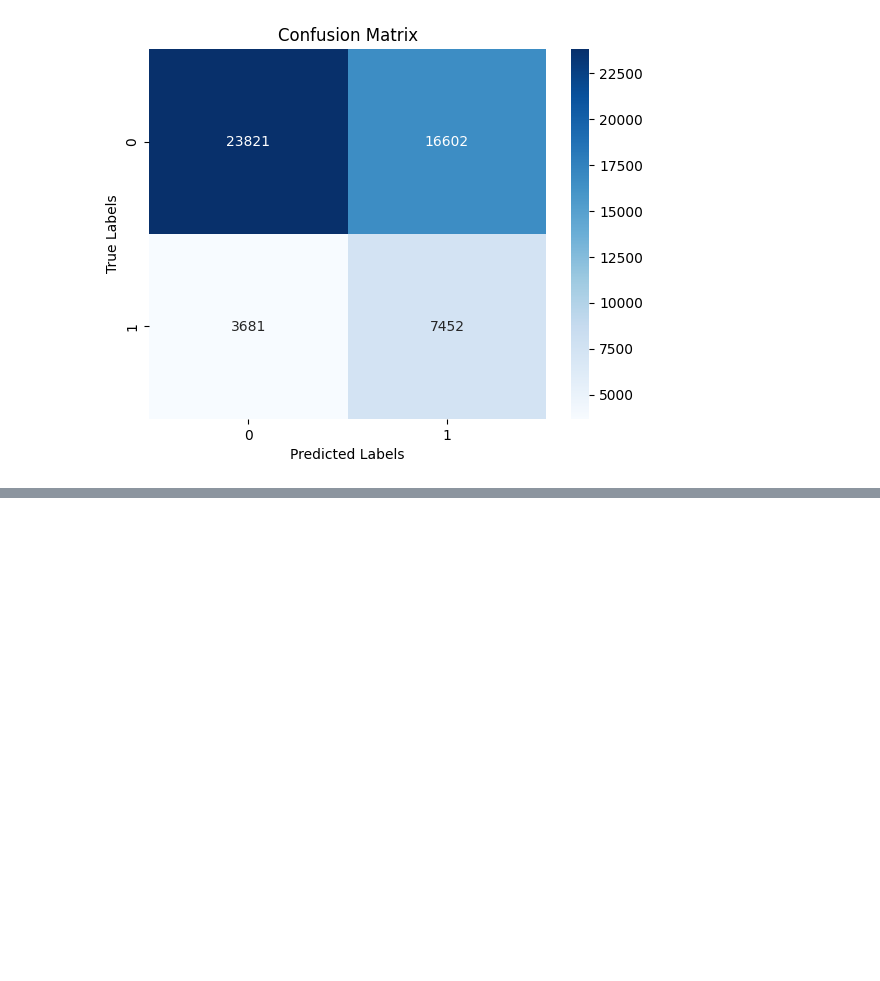
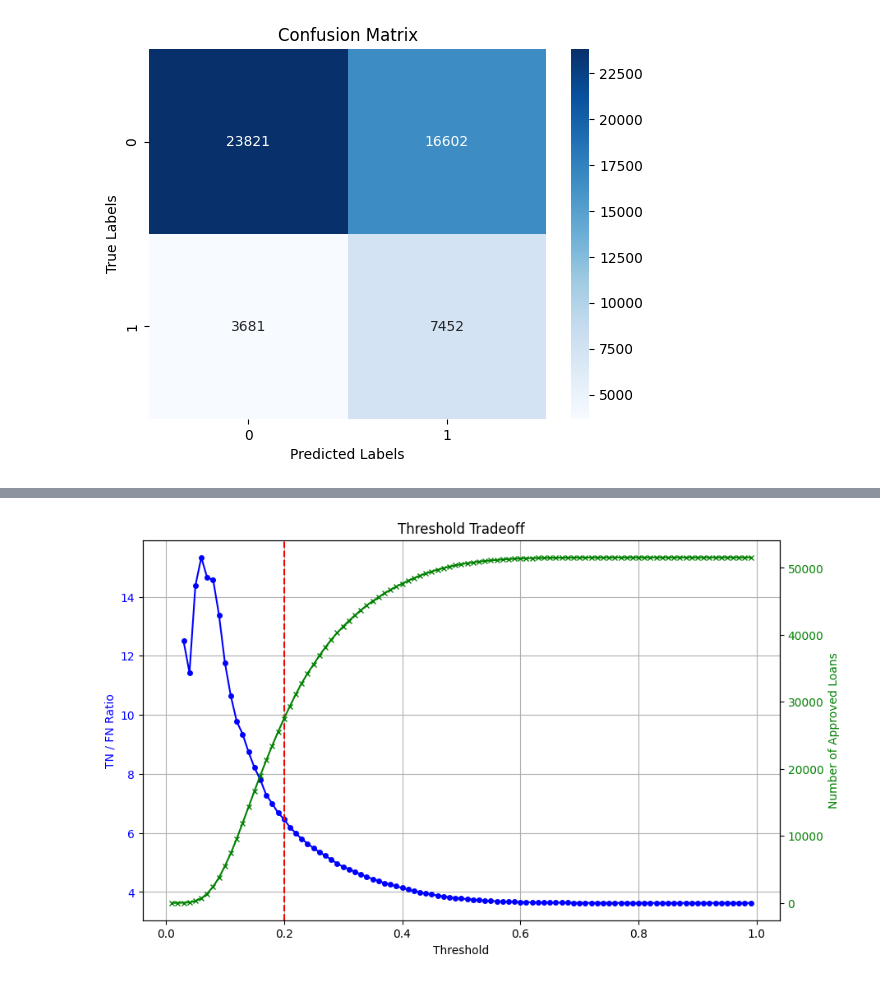
Before and after one commit to tanhl30/HE4045_Project, a Jupyter notebook: 2. Machine Learning A/Logit (statsmodels).ipynb, the cells around one changed output, grey strips where cells are left out. Cells and saved outputs as stored; diff of their text form; code cells hidden in the pictures; blank space fills up the shorter version.

Commit message:
Added Threshold Tradeoff plot

```diff
--- a/2. Machine Learning A/Logit (statsmodels).ipynb
+++ b/2. Machine Learning A/Logit (statsmodels).ipynb
@@ -193,3 +193,83 @@ Classification Report:
    macro avg       0.59      0.63      0.56     51556
 weighted avg       0.75      0.61      0.64     51556
 [figure]
+# %%
+import numpy as np
+import pandas as pd
+import matplotlib.pyplot as plt
+
+# Assuming you have your predicted probabilities from the logistic regression
+predicted_probs_test = result.predict(X_test_with_const)
+
+# Create a list to store the TN/FN ratios and number of approved loans
+ratios = []
+approved_loans = []
+thresholds = np.arange(0.01, 1.00, 0.01)
+
+# Iterate through each threshold
+for threshold in thresholds:
+    # Generate predictions based on the threshold
+    y_pred = (predicted_probs_test >= threshold).astype(int)
+
+    # Calculate True Negatives (TN) and False Negatives (FN)
+    TN = np.sum((y_pred == 0) & (y_test == 0))  # Correctly predicted as non-default
+    FN = np.sum((y_pred == 0) & (y_test == 1))  # Incorrectly predicted as non-default
+
+    # Calculate TN/FN ratio, avoiding division by zero
+    if FN > 0:
+        ratio = TN / FN
+    else:
+        ratio = np.nan  # Assign NaN if FN is 0 to indicate perfect classification
+
+    ratios.append(ratio)
+    approved_loans.append(TN + FN)  # Total approved loans
+
+# Filter out infinite and NaN ratios
+valid_ratios = [(ratio, threshold) for ratio, threshold in zip(ratios, thresholds) if pd.notna(ratio) and ratio != np.inf]
+
+# Find the maximum ratio and its corresponding threshold
+if valid_ratios:
+    max_ratio, best_threshold = max(valid_ratios, key=lambda x: x[0])
+
+    # Print the threshold that gives the maximum ratio
+    print(f'Maximum TN/FN Ratio: {max_ratio:.2f} at Threshold: {best_threshold:.2f}')
+else:
+    print("No valid ratios found.")
+
+# Plotting the results
+fig, ax1 = plt.subplots(figsize=(10, 6))
+
+# Plot the TN/FN ratio on the primary y-axis with smaller dots
+ax1.plot(thresholds, ratios, marker='o', markersize=4, color='b', label='TN / FN Ratio')
+ax1.set_xlabel('Threshold')
+ax1.set_ylabel('TN / FN Ratio', color='b')
+ax1.tick_params(axis='y', labelcolor='b')
+ax1.grid()
+
+# Create a secondary y-axis to plot the number of approved loans with smaller dots
+ax2 = ax1.twinx()
+ax2.plot(thresholds, approved_loans, marker='x', markersize=4, color='g', label='Number of Approved Loans')
+ax2.set_ylabel('Number of Approved Loans', color='g')
+ax2.tick_params(axis='y', labelcolor='g')
+
+# Set limits for the y-axes
+try:
+    max_ratio_limit = max(filter(lambda x: x != np.inf, ratios), default=0)
+    ax1.set_ylim(0, max_ratio_limit * 1.1)
+
+    max_approved_loans_limit = max(approved_loans, default=0)
+    ax2.set_ylim(0, max_approved_loans_limit * 1.1)
+except ValueError:
+    pass  # Ignore the warning without printing
+
+# Set a vertical line at threshold = 0.2
+ax1.axvline(x=0.2, color='r', linestyle='--', label='Threshold = 0.2')
+
+plt.title('Threshold Tradeoff')
+
+# Remove legends
+# ax1.legend().set_visible(False)
+# ax2.legend().set_visible(False)
+
+plt.show()  # Ensure this is the last line in the cell to suppress the output
+# %% [output]
@@ -196,3 +277,4 @@ weighted avg       0.75      0.61      0.64     51556
+[figure, added]
 # %%
 # Making predictions for both X test and X train
 predicted_probs_test = result.predict(X_test_with_const)
```
Also changed, not shown: parts of 4 cells of this notebook.
